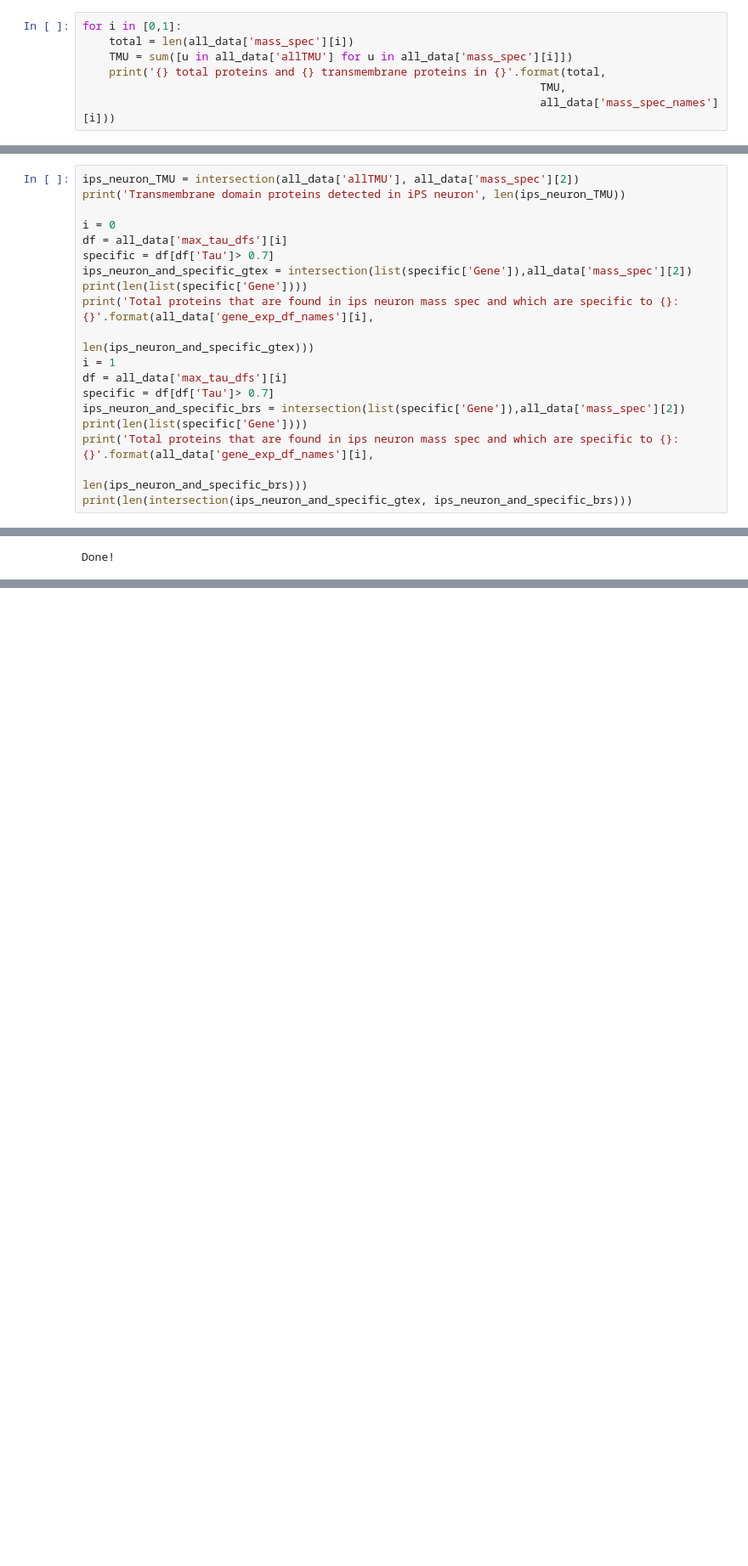
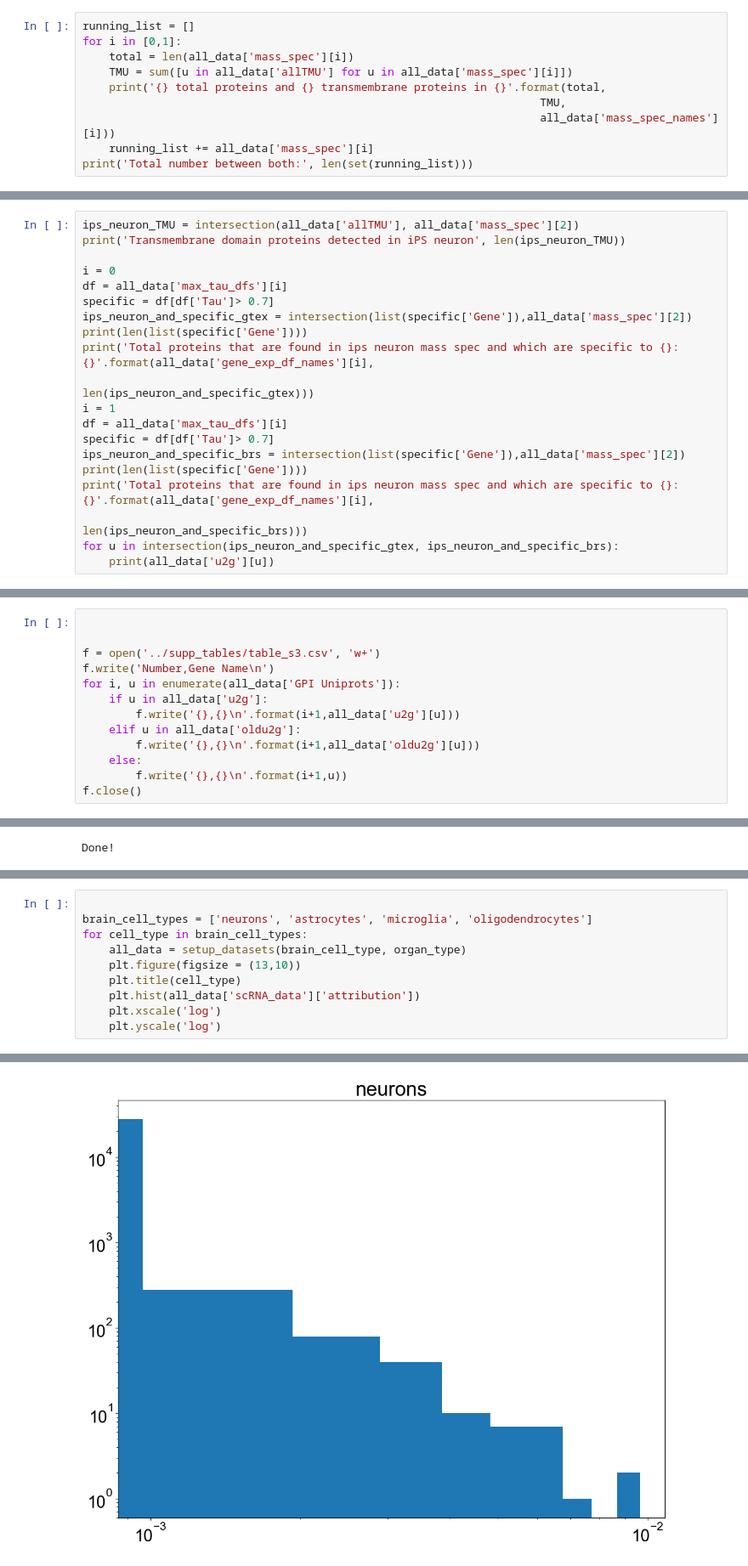
Before and after one commit to Wyss/extracellular-vesicle-markers, a Jupyter notebook: bin/figure_producer.ipynb, the cells around one changed output, grey strips where cells are left out. Shown at 85% size. Saved outputs shown, nothing was run; the diff lists cells and outputs as text; blank space fills up the shorter version.

```diff
--- a/bin/figure_producer.ipynb
+++ b/bin/figure_producer.ipynb
@@ -31,12 +31,15 @@ Done!
 # %% [markdown]
 ## Figure 2B: Mass Spectrometry Dataset Metrics
 # %%
+running_list = []
 for i in [0,1]:
     total = len(all_data['mass_spec'][i])
     TMU = sum([u in all_data['allTMU'] for u in all_data['mass_spec'][i]])
     print('{} total proteins and {} transmembrane proteins in {}'.format(total,
                                                                      TMU,
                                                                      all_data['mass_spec_names'][i]))
+    running_list += all_data['mass_spec'][i]
+print('Total number between both:', len(set(running_list)))
 # %% [output]
 1862 total proteins and 328 transmembrane proteins in DT Mass Spec - Plasma
 2104 total proteins and 452 transmembrane proteins in DT Mass Spec - CSF
@@ -372,7 +395,8 @@ ips_neuron_and_specific_brs = intersection(list(specific['Gene']),all_data['mass
 print(len(list(specific['Gene'])))
 print('Total proteins that are found in ips neuron mass spec and which are specific to {}: {}'.format(all_data['gene_exp_df_names'][i],
                                                                                                       len(ips_neuron_and_specific_brs)))
-print(len(intersection(ips_neuron_and_specific_gtex, ips_neuron_and_specific_brs)))
+for u in intersection(ips_neuron_and_specific_gtex, ips_neuron_and_specific_brs):
+    print(all_data['u2g'][u])
 # %% [output]
 Transmembrane domain proteins detected in iPS neuron 174
 945
@@ -398,3 +437,16 @@ f.close()
+# %%
+
+
+f = open('../supp_tables/table_s3.csv', 'w+')
+f.write('Number,Gene Name\n')
+for i, u in enumerate(all_data['GPI Uniprots']):
+    if u in all_data['u2g']:
+        f.write('{},{}\n'.format(i+1,all_data['u2g'][u]))
+    elif u in all_data['oldu2g']:
+        f.write('{},{}\n'.format(i+1,all_data['oldu2g'][u]))
+    else:
+        f.write('{},{}\n'.format(i+1,u))
+f.close()
 # %% [markdown]
 ## Making the other supplemental tables
 
@@ -489,3 +547,14 @@ plt.title('Number of Neuron and Brain-Specific Transmembrane Genes with differen
 plt.savefig('../figures/fig_s1_cutoff_heatmap.pdf', dpi = 600, transparent = True)
 # %% [output]
 [figure]
+# %%
+
+brain_cell_types = ['neurons', 'astrocytes', 'microglia', 'oligodendrocytes']
+for cell_type in brain_cell_types:
+    all_data = setup_datasets(brain_cell_type, organ_type)
+    plt.figure(figsize = (13,10))
+    plt.title(cell_type)
+    plt.hist(all_data['scRNA_data']['attribution'])
+    plt.xscale('log')
+    plt.yscale('log')
+# %% [output]
@@ -491,0 +577 @@ plt.savefig('../figures/fig_s1_cutoff_heatmap.pdf', dpi = 600, transparent = Tru
+[figure, added]
```
Also changed, not shown: parts of 13 cells of this notebook.
